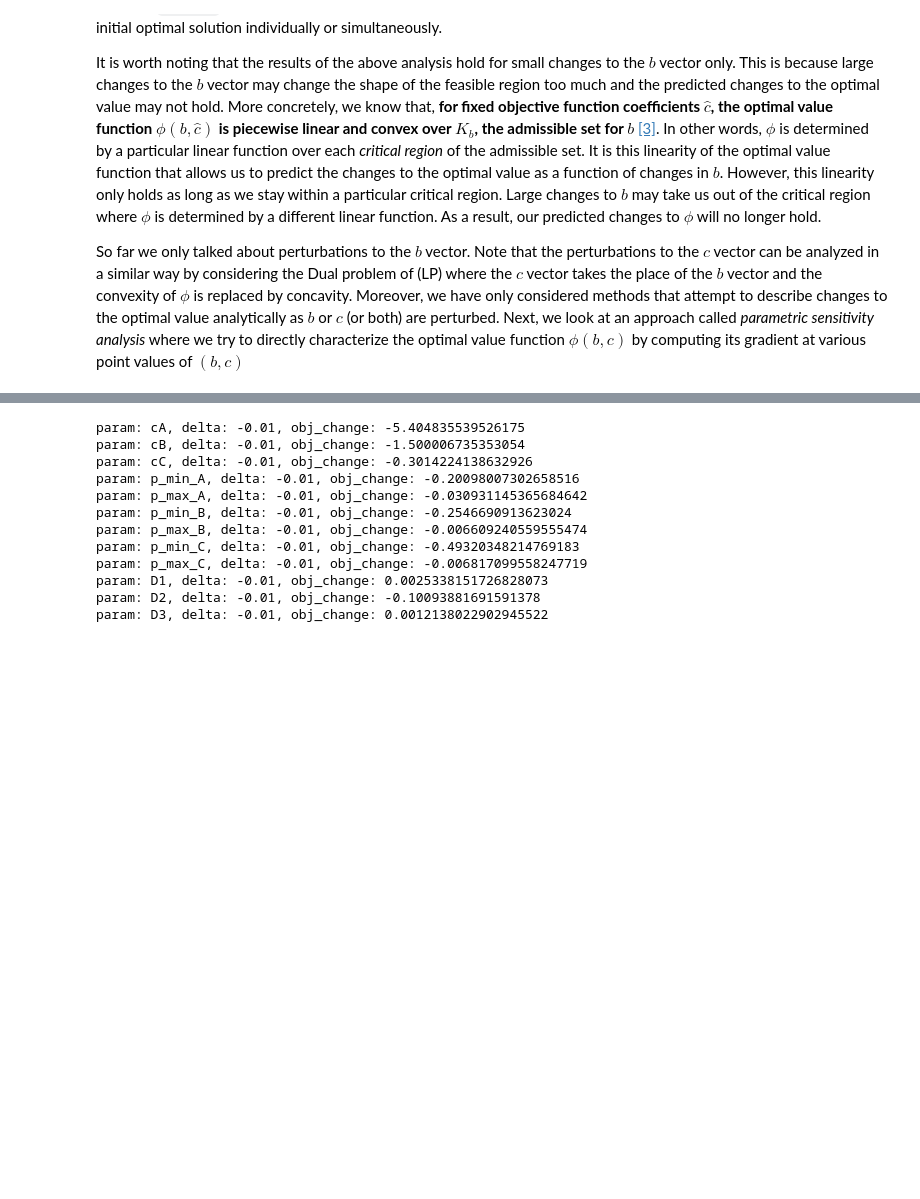
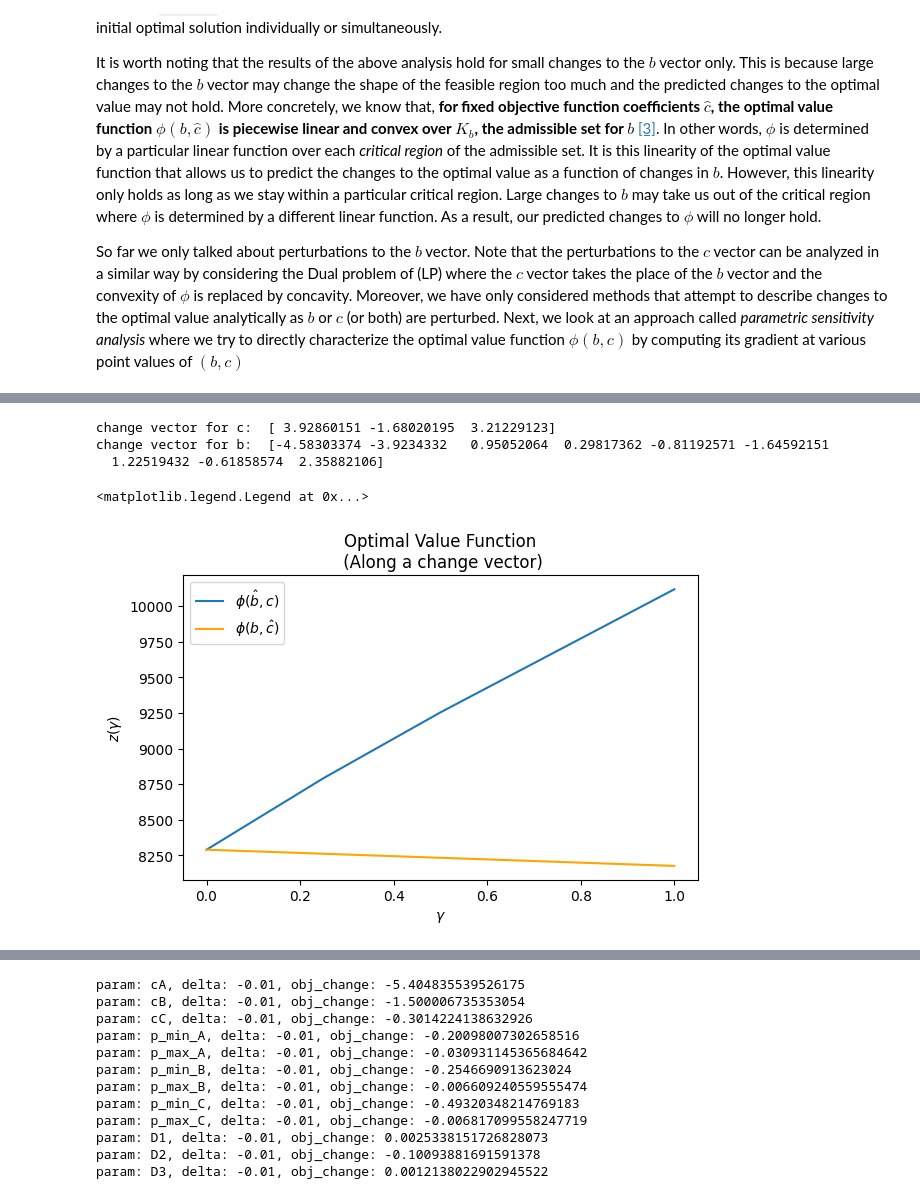
Before and after one commit to ayusbhar2/optimization, a Jupyter notebook: applications/unit_commitment_problem/unit_commitment_problem.ipynb, the cells around one changed output, grey strips where cells are left out. Saved outputs shown, nothing was run; the diff lists cells and outputs as text; code cells hidden in the pictures; blank space fills up the shorter version.

Commit message:
added plots for LP sens

```diff
--- a/applications/unit_commitment_problem/unit_commitment_problem.ipynb
+++ b/applications/unit_commitment_problem/unit_commitment_problem.ipynb
@@ -416,0 +434,62 @@ prettify(summary_LP['optimal_solution'])
+# %%
+c_params = [p for p in LP.parameters() if p.name() in ['cA', 'cB', 'cC']]
+b_params = [p for p in LP.parameters() if p.name() in [
+    'p_min_A',
+    'p_max_A',
+    'p_min_B',
+    'p_max_B',
+    'p_min_C',
+    'p_max_C',
+    'D1',
+    'D2',
+    'D3']]
+
+np.random.seed(6)
+c_change_vector = (np.random.random(len(c_params)) - 0.5) * 10
+b_change_vector = (np.random.random(len(b_params)) -0.5) * 10
+
+print('change vector for c: ', c_change_vector)
+print('change vector for b: ', b_change_vector)
+# %% [output]
+change vector for c:  [ 3.92860151 -1.68020195  3.21229123]
+change vector for b:  [-4.58303374 -3.9234332   0.95052064  0.29817362 -0.81192571 -1.64592151
+  1.22519432 -0.61858574  2.35882106]
+# %%
+def evaluate_optimal_value_function(LP, param_vector,
+                                    change_vector,
+                                    gamma=[0, .25, .5, 1]):
+    assert len(param_vector) == len(change_vector)
+    z = []
+    for g in gamma:
+        # move by g along the change vector
+        for i in range(len((param_vector))):
+            param_vector[i].value += g * change_vector[i]
+        LP.solve();
+        z.append(LP.value)
+
+        # reset params
+        for i in range(len((param_vector))):
+            param_vector[i].value -= g * change_vector[i]
+    return z
+# %%
+gamma = [0.0, 0.25, 0.50, 0.75, 1.0]
+z_c = evaluate_optimal_value_function(LP, c_params,
+                                      c_change_vector,
+                                      gamma=gamma)
+
+z_b = evaluate_optimal_value_function(LP, b_params,
+                                      b_change_vector,
+                                      gamma=gamma)
+# %%
+import matplotlib.pyplot as plt
+
+plt.figure(figsize=(6, 4), layout='constrained')
+plt.plot(gamma, z_c, color='#1f77b4', label=r'$\phi(\hat{b}, c)$')  # Plot some data on the (implicit) axes.
+plt.plot(gamma, z_b, color='orange', label=r'$\phi(b, \hat{c})$')
+plt.xlabel(r'$\gamma$')
+plt.ylabel(r'$z (\gamma)$')
+plt.title("Optimal Value Function\n (Along a change vector)")
+plt.legend()
+# %% [output]
+<matplotlib.legend.Legend at 0x...>
+[figure, added]
```
Also changed, not shown: parts of 34 cells of this notebook, 1 other file.
